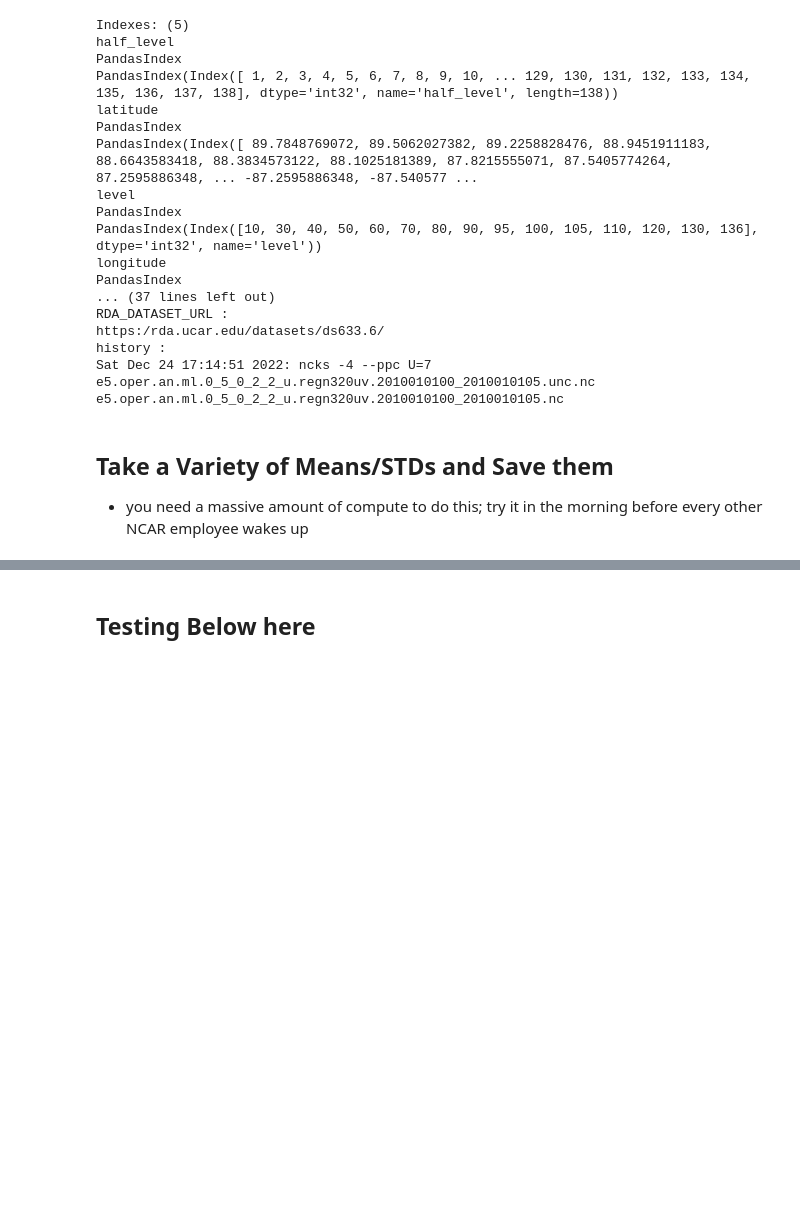
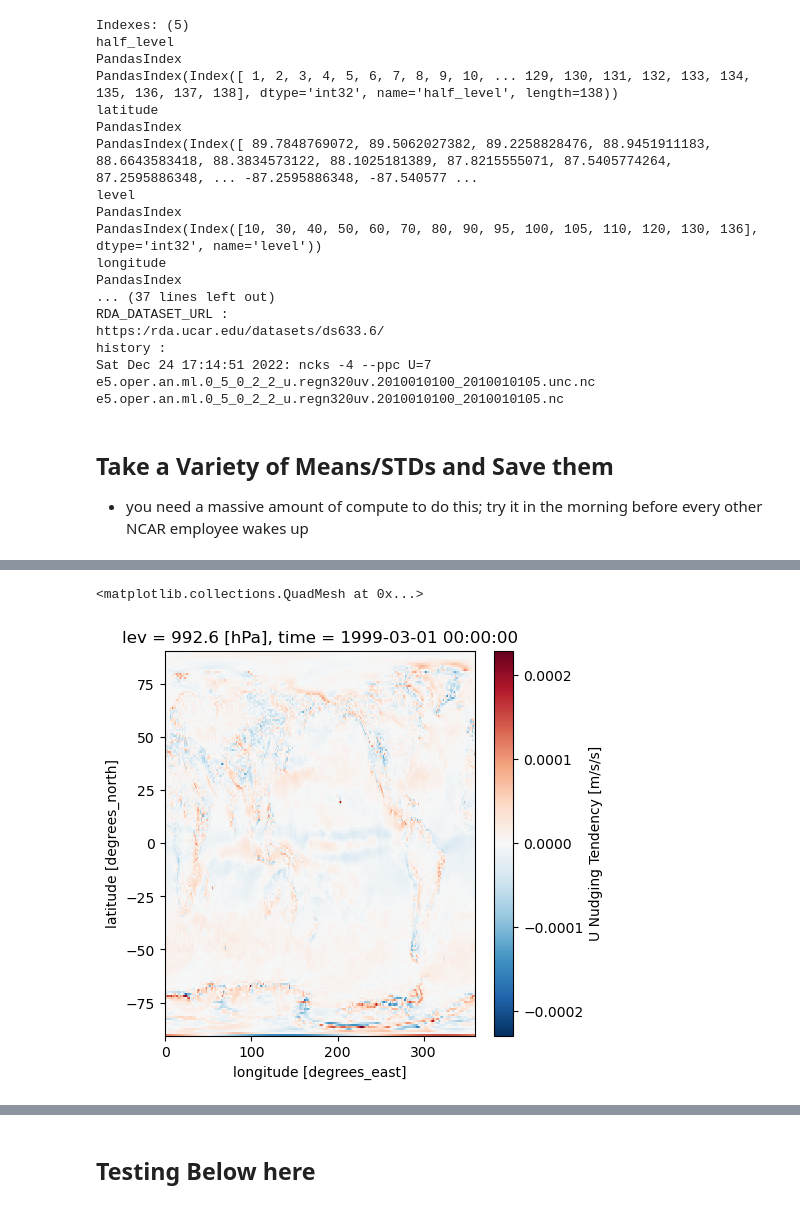
Before and after one commit to WillyChap/MLWPS, a Jupyter notebook: Stage_Data/Make_Climo_Data.ipynb, the cells around one changed output, grey strips where cells are left out. Saved outputs shown, nothing was run; the diff lists cells and outputs as text; code cells hidden in the pictures; blank space fills up the shorter version.

```diff
--- a/Stage_Data/Make_Climo_Data.ipynb
+++ b/Stage_Data/Make_Climo_Data.ipynb
@@ -235,0 +349,5 @@ BokehUserWarning: ColumnDataSource's columns must be of the same length. Current
+# %%
+DSS['Nudge_U'].squeeze().sel(lev=1000,method='nearest').plot()
+# %% [output]
+<matplotlib.collections.QuadMesh at 0x...>
+[figure, added]
```
Also changed, not shown: parts of 11 cells of this notebook, 11 other files.
